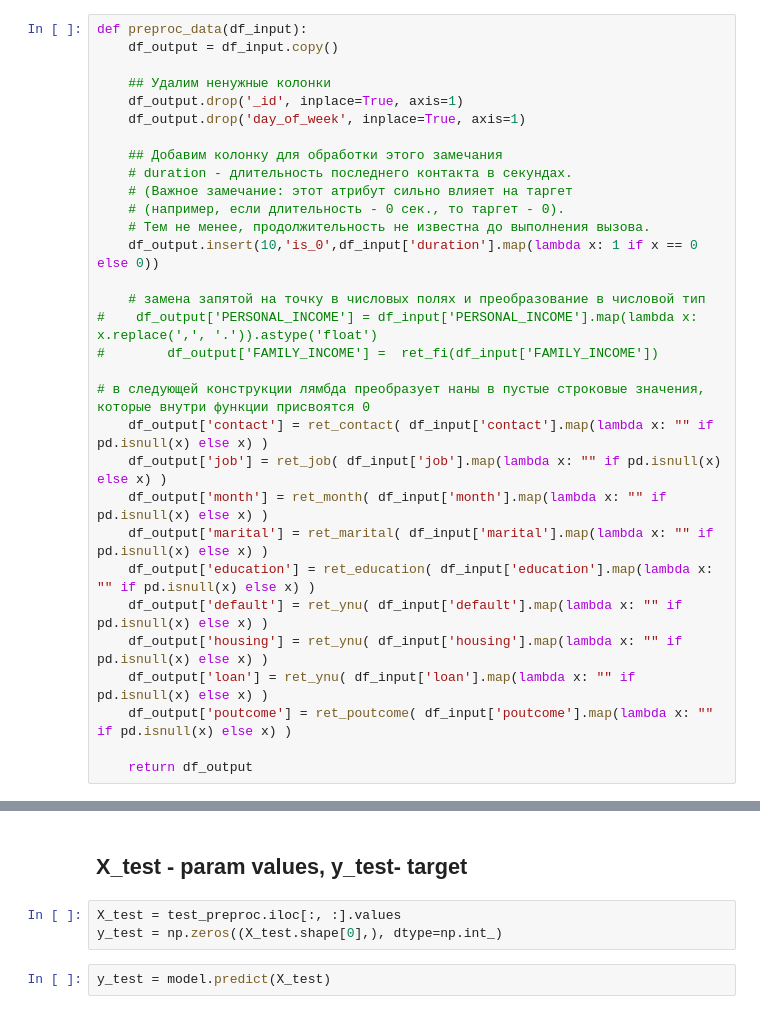
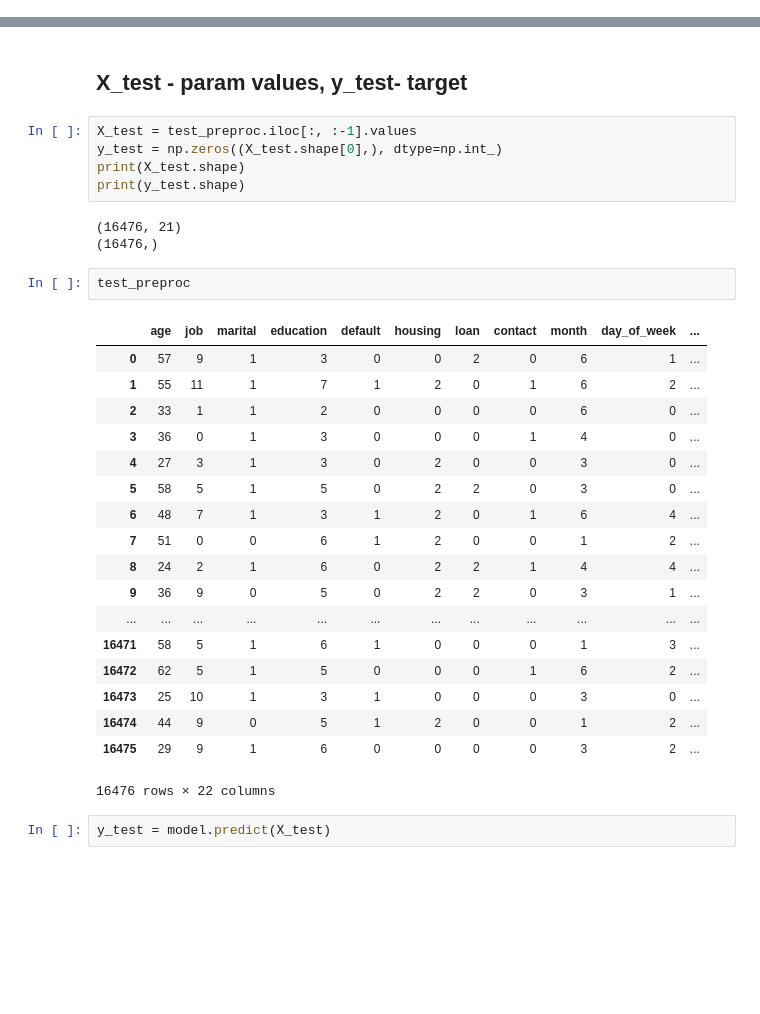
Before and after one commit to kostaevs71/sfml, a Jupyter notebook: hw_03/hw-03.ipynb, the cells around one changed output, grey strips where cells are left out. Cells and saved outputs as stored; diff of their text form; blank space fills up the shorter version.

```diff
--- a/hw_03/hw-03.ipynb
+++ b/hw_03/hw-03.ipynb
@@ -215,34 +215,3 @@ def ret_poutcome(p_in):
     return ret
 # %% [markdown]
 ### Функция запускает чистку данных
-# %%
-def preproc_data(df_input):
-    df_output = df_input.copy()
-
-    ## Удалим ненужные колонки
-    df_output.drop('_id', inplace=True, axis=1)
-    df_output.drop('day_of_week', inplace=True, axis=1)
-
-    ## Добавим колонку для обработки этого замечания
-    # duration - длительность последнего контакта в секундах.
-    # (Важное замечание: этот атрибут сильно влияет на таргет
-    # (например, если длительность - 0 сек., то таргет - 0).
-    # Тем не менее, продолжительность не известна до выполнения вызова.
-    df_output.insert(10,'is_0',df_input['duration'].map(lambda x: 1 if x == 0 else 0))
-
-    # замена запятой на точку в числовых полях и преобразование в числовой тип
-#    df_output['PERSONAL_INCOME'] = df_input['PERSONAL_INCOME'].map(lambda x: x.replace(',', '.')).astype('float')
-#        df_output['FAMILY_INCOME'] =  ret_fi(df_input['FAMILY_INCOME'])
-
-# в следующей конструкции лямбда преобразует наны в пустые строковые значения, которые внутри функции присвоятся 0
-    df_output['contact'] = ret_contact( df_input['contact'].map(lambda x: "" if pd.isnull(x) else x) )
-    df_output['job'] = ret_job( df_input['job'].map(lambda x: "" if pd.isnull(x) else x) )
-    df_output['month'] = ret_month( df_input['month'].map(lambda x: "" if pd.isnull(x) else x) )
-    df_output['marital'] = ret_marital( df_input['marital'].map(lambda x: "" if pd.isnull(x) else x) )
-    df_output['education'] = ret_education( df_input['education'].map(lambda x: "" if pd.isnull(x) else x) )
-    df_output['default'] = ret_ynu( df_input['default'].map(lambda x: "" if pd.isnull(x) else x) )
-    df_output['housing'] = ret_ynu( df_input['housing'].map(lambda x: "" if pd.isnull(x) else x) )
-    df_output['loan'] = ret_ynu( df_input['loan'].map(lambda x: "" if pd.isnull(x) else x) )
-    df_output['poutcome'] = ret_poutcome( df_input['poutcome'].map(lambda x: "" if pd.isnull(x) else x) )
-
-    return df_output
@@ -503,8 +520,34 @@ test_preproc = test.pipe(preproc_data)
 # %% [markdown]
 ## X_test - param values, y_test- target
 # %%
-X_test = test_preproc.iloc[:, :].values
+X_test = test_preproc.iloc[:, :-1].values
 y_test = np.zeros((X_test.shape[0],), dtype=np.int_)
+print(X_test.shape)
+print(y_test.shape)
+# %% [output]
+(16476, 21)
+(16476,)
+# %%
+test_preproc
+# %% [output]
+|  | age | job | marital | education | default | housing | loan | contact | month | day_of_week | ... |
+| 0 | 57 | 9 | 1 | 3 | 0 | 0 | 2 | 0 | 6 | 1 | ... |
+| 1 | 55 | 11 | 1 | 7 | 1 | 2 | 0 | 1 | 6 | 2 | ... |
+| 2 | 33 | 1 | 1 | 2 | 0 | 0 | 0 | 0 | 6 | 0 | ... |
+| 3 | 36 | 0 | 1 | 3 | 0 | 0 | 0 | 1 | 4 | 0 | ... |
+| 4 | 27 | 3 | 1 | 3 | 0 | 2 | 0 | 0 | 3 | 0 | ... |
+| 5 | 58 | 5 | 1 | 5 | 0 | 2 | 2 | 0 | 3 | 0 | ... |
+| 6 | 48 | 7 | 1 | 3 | 1 | 2 | 0 | 1 | 6 | 4 | ... |
+| 7 | 51 | 0 | 0 | 6 | 1 | 2 | 0 | 0 | 1 | 2 | ... |
+| 8 | 24 | 2 | 1 | 6 | 0 | 2 | 2 | 1 | 4 | 4 | ... |
+| 9 | 36 | 9 | 0 | 5 | 0 | 2 | 2 | 0 | 3 | 1 | ... |
+| ... | ... | ... | ... | ... | ... | ... | ... | ... | ... | ... | ... |
+| 16471 | 58 | 5 | 1 | 6 | 1 | 0 | 0 | 0 | 1 | 3 | ... |
+| 16472 | 62 | 5 | 1 | 5 | 0 | 0 | 0 | 1 | 6 | 2 | ... |
+| 16473 | 25 | 10 | 1 | 3 | 1 | 0 | 0 | 0 | 3 | 0 | ... |
+| 16474 | 44 | 9 | 0 | 5 | 1 | 2 | 0 | 0 | 1 | 2 | ... |
+| 16475 | 29 | 9 | 1 | 6 | 0 | 0 | 0 | 0 | 3 | 2 | ... |
+16476 rows × 22 columns
 # %%
 y_test = model.predict(X_test)
 # %%
```
Also changed, not shown: parts of 28 cells of this notebook.
